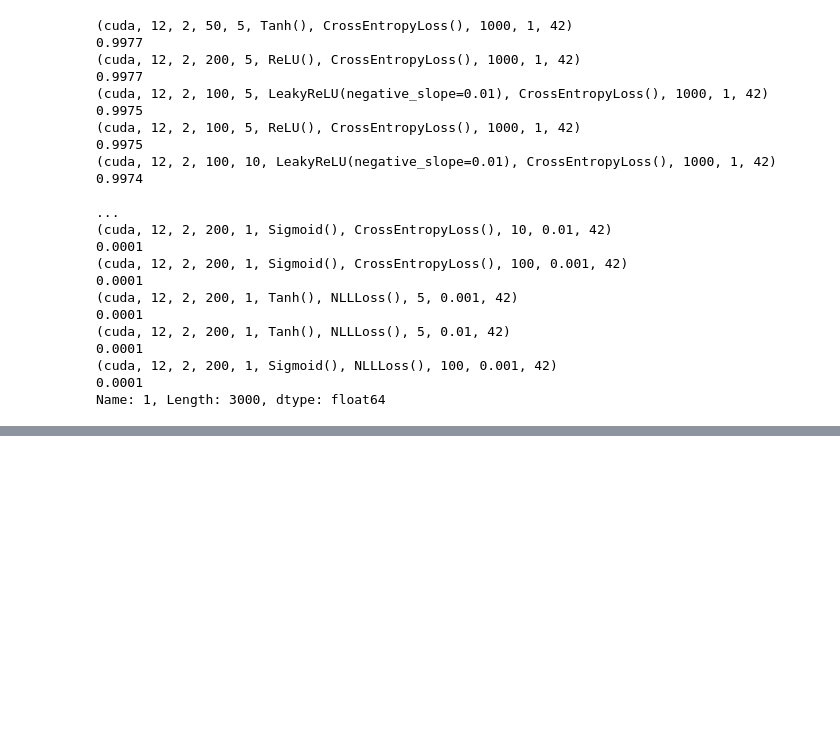
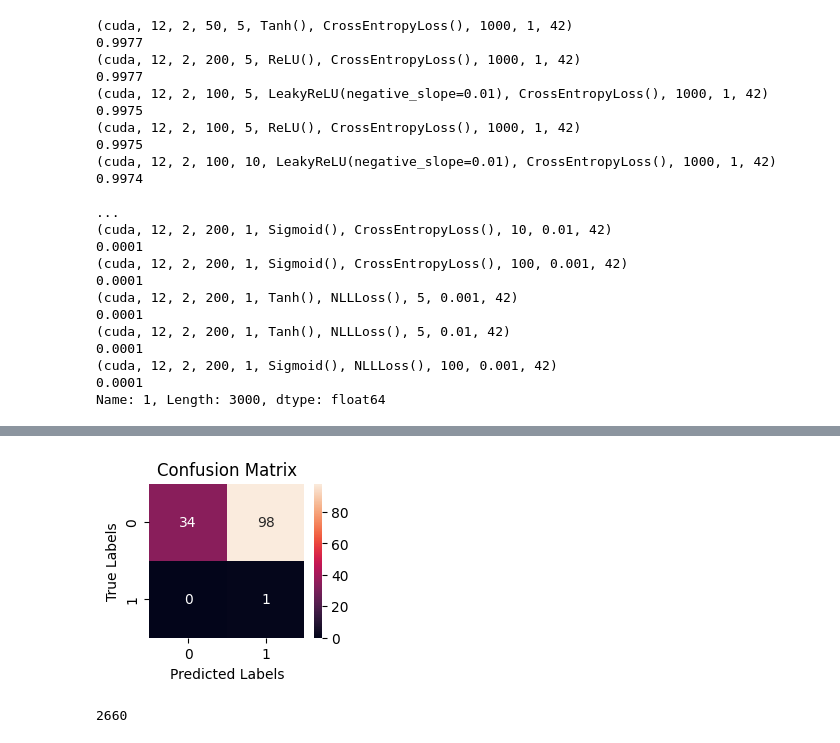
Before and after one commit to Marchand-Lab-Capstone/XenoFind, a Jupyter notebook: lib/xf_prelims/consensus-to-.ipynb, the cells around one changed output, grey strips where cells are left out. Saved outputs shown, nothing was run; the diff lists cells and outputs as text; code cells hidden in the pictures; blank space fills up the shorter version.

```diff
--- a/lib/xf_prelims/consensus-to-.ipynb
+++ b/lib/xf_prelims/consensus-to-.ipynb
@@ -670,0 +574,15 @@ Training: 0.9960015416145325, Testing: 0.9954922795295715
+# %%
+from sklearn.metrics import confusion_matrix
+cm = confusion_matrix(sum_true.tolist(), sum_pred.tolist())
+fig, ax = plt.subplots(1, figsize=(2.5, 2))
+sns.heatmap(cm, annot=True, fmt='g', ax=ax)
+ax.set_xlabel("Predicted Labels")
+ax.set_ylabel("True Labels")
+ax.set_title("Confusion Matrix")
+plt.show()
+# %% [output]
+[figure, added]
+# %%
+len(test_consensus)
+# %% [output]
+2660
```
Also changed, not shown: parts of 40 cells of this notebook, 1 other file.
